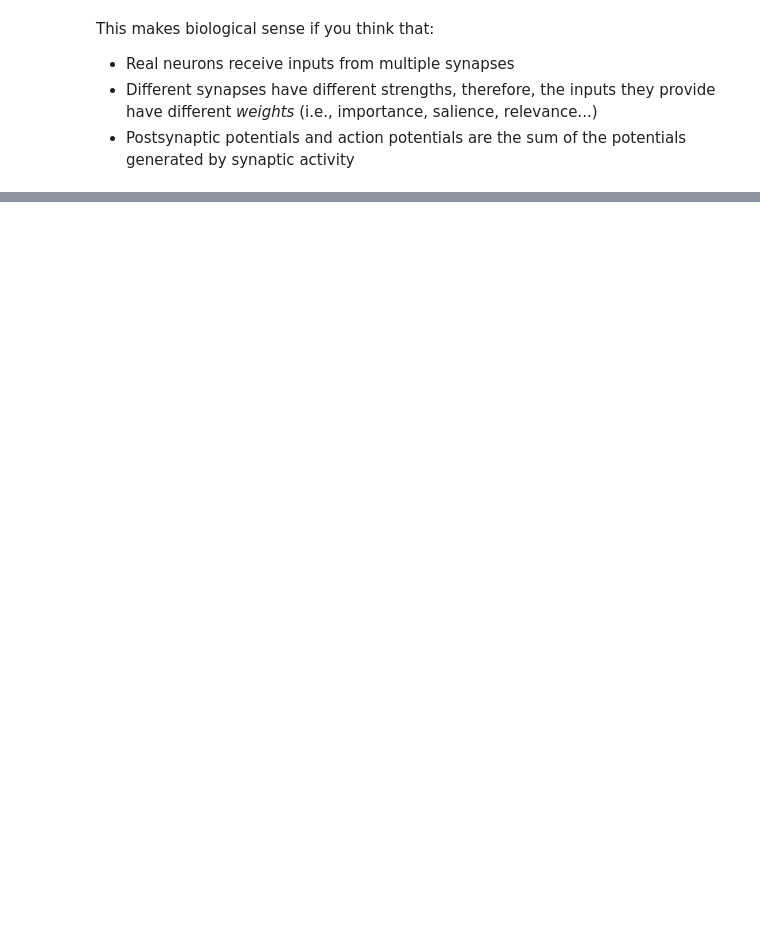
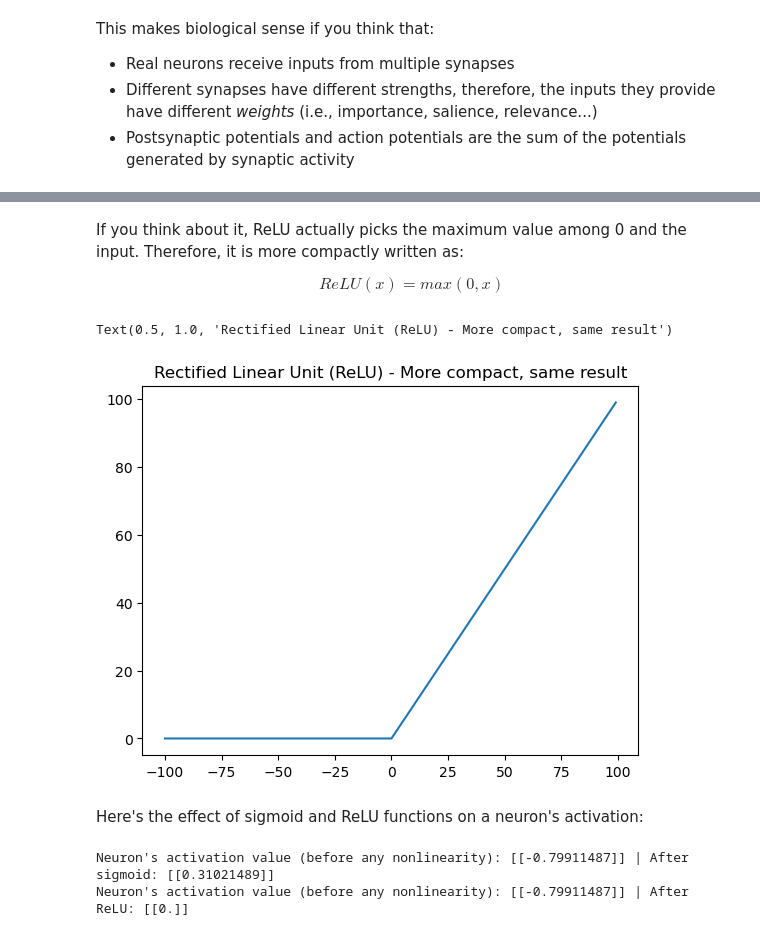
Before and after one commit to coneco-lab/open-lab-toolkit, a Jupyter notebook: convnets-tutorial.ipynb, the cells around one changed output, grey strips where cells are left out. Cells and saved outputs as stored; diff of their text form; code cells hidden in the pictures; blank space fills up the shorter version.

```diff
--- a/convnets-tutorial.ipynb
+++ b/convnets-tutorial.ipynb
@@ -121,8 +56,0 @@ $$
-# %%
-def relu(input_value):
-    return np.maximum(0,input_value)
-
-input_values = np.array([n for n in range(-100,100)])
-relu_values = relu(input_values)
-plt.plot(input_values, relu_values)
-plt.title("Rectified Linear Unit (ReLU)")
@@ -135,0 +125,11 @@ relu(4)
+# %%
+def relu(x):
+    smaller_than_zero = (x <= 0)
+    relu_values = x.copy()              # because the next line works inplace
+    relu_values[smaller_than_zero] = 0
+    return relu_values
+
+input_values = np.array([n for n in range(-100,100)])
+relu_values = relu(x=input_values)
+plt.plot(input_values, relu_values)
+plt.title("Rectified Linear Unit (ReLU)")
@@ -135,0 +139,26 @@ relu(4)
+# %% [markdown]
+If you think about it, ReLU actually picks the maximum value among 0 and the input. Therefore, it is more compactly written as:
+
+$$ ReLU(x) = max(0,x) $$
+# %%
+def relu(x):
+    return np.maximum(0,x)
+
+input_values = np.array([n for n in range(-100,100)])
+relu_values = relu(x=input_values)
+plt.plot(input_values, relu_values)
+plt.title("Rectified Linear Unit (ReLU) - More compact, same result")
+# %% [output]
+Text(0.5, 1.0, 'Rectified Linear Unit (ReLU) - More compact, same result')
+[figure, added]
+# %% [markdown]
+Here's the effect of sigmoid and ReLU functions on a neuron's activation:
+# %%
+with_sigmoid_activation = sigmoid(neuronal_activation)
+with_relu_activation = relu(neuronal_activation)
+
+print(f"Neuron's activation value (before any nonlinearity): {neuronal_activation} | After sigmoid: {with_sigmoid_activation}")
+print(f"Neuron's activation value (before any nonlinearity): {neuronal_activation} | After ReLU: {with_relu_activation}")
+# %% [output]
+Neuron's activation value (before any nonlinearity): [[-0.79911487]] | After sigmoid: [[0.31021489]]
+Neuron's activation value (before any nonlinearity): [[-0.79911487]] | After ReLU: [[0.]]
```
Also changed, not shown: parts of 49 cells of this notebook.
